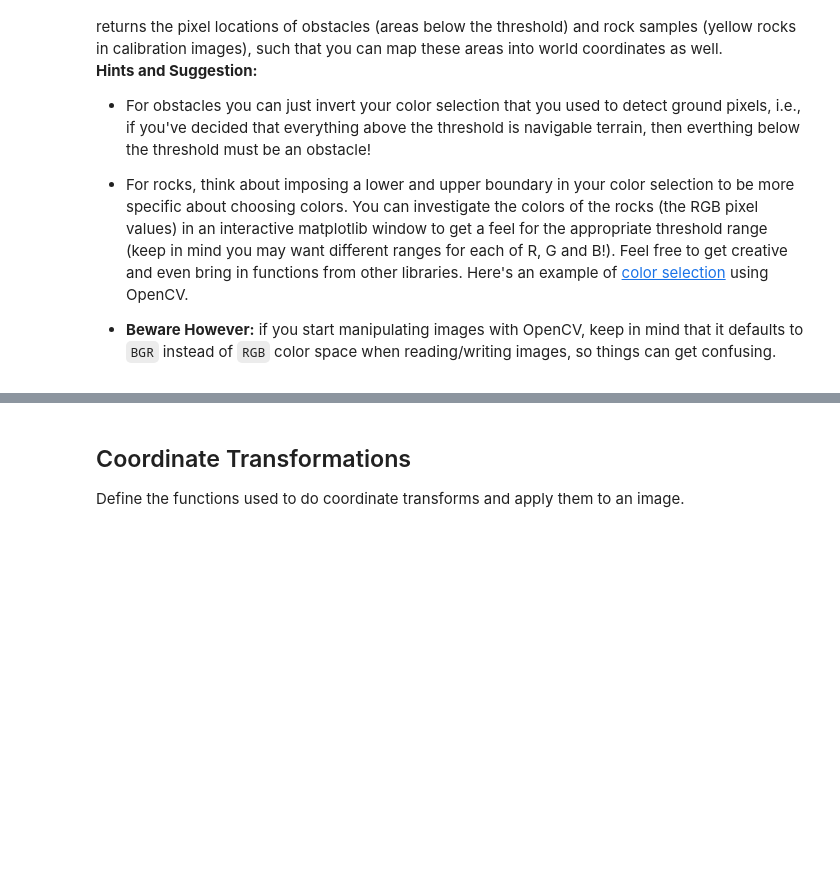
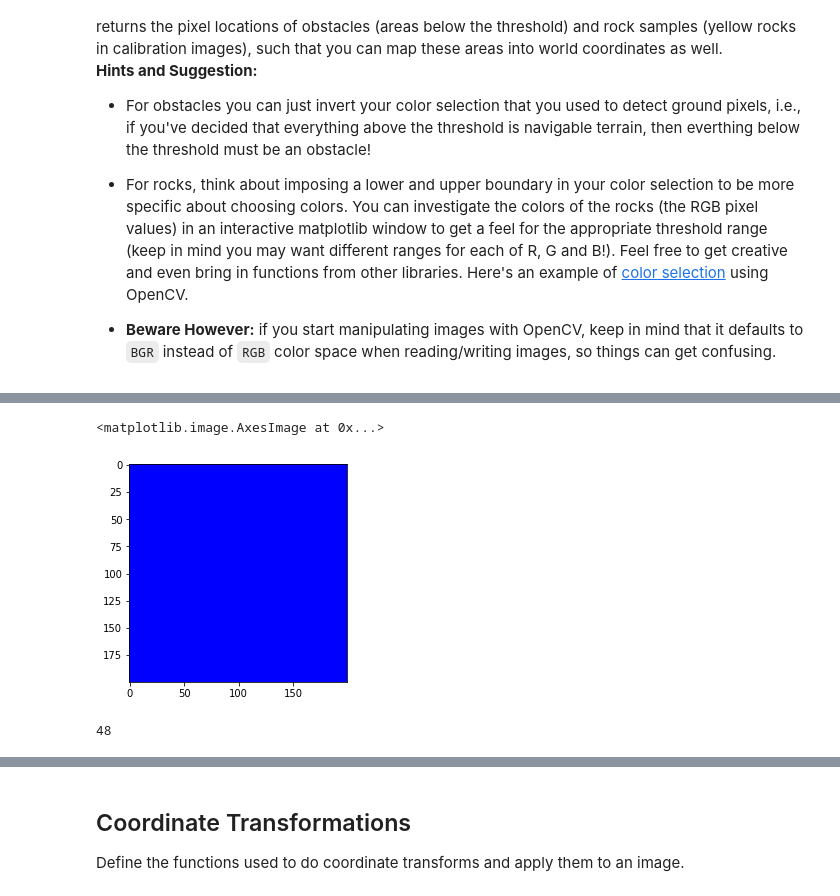
Before and after one commit to T-rex007/RoboticND-Rover-Project, a Jupyter notebook: code/Rover_Project_Test_Notebook.ipynb, the cells around one changed output, grey strips where cells are left out. Saved outputs shown, nothing was run; the diff lists cells and outputs as text; code cells hidden in the pictures; blank space fills up the shorter version.

```diff
--- a/code/Rover_Project_Test_Notebook.ipynb
+++ b/code/Rover_Project_Test_Notebook.ipynb
@@ -139,0 +183,9 @@ plt.imshow(threshed, cmap='gray')
+# %%
+plt.imshow(tmp1)
+# %% [output]
+<matplotlib.image.AxesImage at 0x...>
+[figure, added]
+# %%
+rock_img[0][21][0]
+# %% [output]
+48
```
Also changed, not shown: parts of 15 cells of this notebook, 1 other file.
